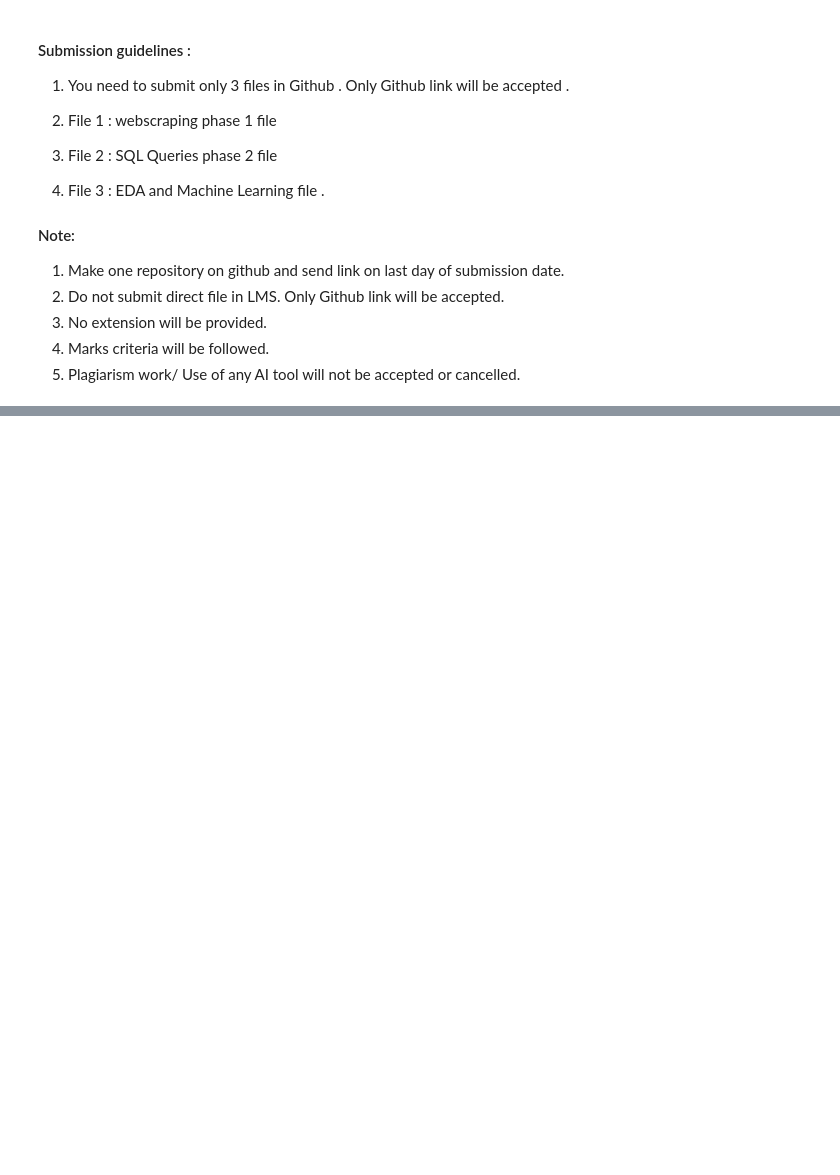
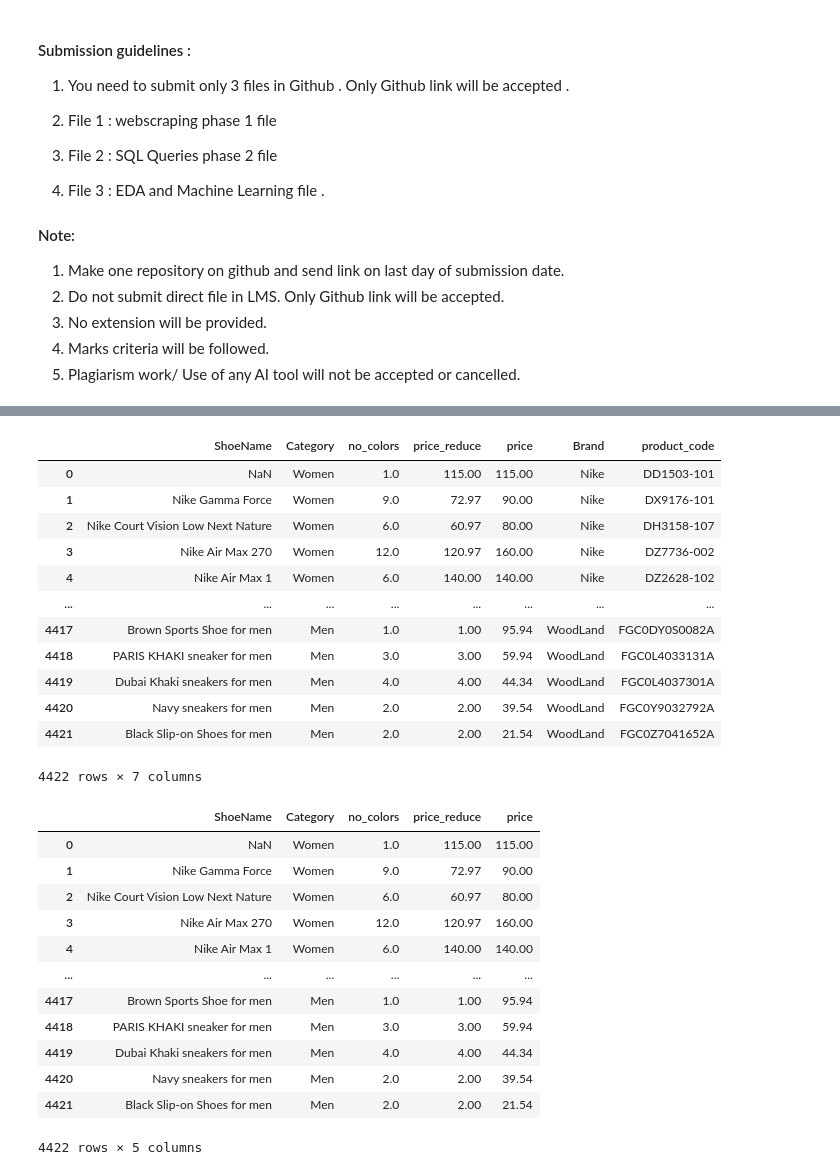
Before and after one commit to matiaga/Capstone-project, a Jupyter notebook: Shoe Brand Capstone - 02 SQL phase.ipynb, the cells around one changed output, grey strips where cells are left out. Saved outputs shown, nothing was run; the diff lists cells and outputs as text; code cells hidden in the pictures; blank space fills up the shorter version.

Commit message:
Webscraping Nike, Puma, Woodl v0.2 Pend Adidas

```diff
--- a/Shoe Brand Capstone - 02 SQL phase.ipynb
+++ b/Shoe Brand Capstone - 02 SQL phase.ipynb
@@ -215,0 +183,46 @@ df_table1_woodl
+# %%
+df_table1 = pd.concat([df_table1_nike,
+#                        df_table1_adidas,
+                       df_table1_puma,
+                       df_table1_woodl])
+
+# adjusting the indexes
+df_table1.reset_index(drop=True, inplace=True)
+
+# Save a file with the Table1 with aditional data like Brand and product_code
+df_table1 = df_table1[['ShoeName', 'Category', 'no_colors', 'price_reduce', 'price', 'Brand', 'product_code']]
+df_table1.to_csv('datasets_final/Table1_complete.csv')
+
+# Save a file with Table1 only with the solicited fields.
+df_table1_short = df_table1[['ShoeName', 'Category', 'no_colors', 'price_reduce', 'price']]
+df_table1_short.to_csv('datasets_final/Table1.csv')
+
+display(df_table1)
+display(df_table1_short)
+# %% [output]
+|  | ShoeName | Category | no_colors | price_reduce | price | Brand | product_code |
+| 0 | NaN | Women | 1.0 | 115.00 | 115.00 | Nike | DD1503-101 |
+| 1 | Nike Gamma Force | Women | 9.0 | 72.97 | 90.00 | Nike | DX9176-101 |
+| 2 | Nike Court Vision Low Next Nature | Women | 6.0 | 60.97 | 80.00 | Nike | DH3158-107 |
+| 3 | Nike Air Max 270 | Women | 12.0 | 120.97 | 160.00 | Nike | DZ7736-002 |
+| 4 | Nike Air Max 1 | Women | 6.0 | 140.00 | 140.00 | Nike | DZ2628-102 |
+| ... | ... | ... | ... | ... | ... | ... | ... |
+| 4417 | Brown Sports Shoe for men | Men | 1.0 | 1.00 | 95.94 | WoodLand | FGC0DY0S0082A |
+| 4418 | PARIS KHAKI sneaker for men | Men | 3.0 | 3.00 | 59.94 | WoodLand | FGC0L4033131A |
+| 4419 | Dubai Khaki sneakers for men | Men | 4.0 | 4.00 | 44.34 | WoodLand | FGC0L4037301A |
+| 4420 | Navy sneakers for men | Men | 2.0 | 2.00 | 39.54 | WoodLand | FGC0Y9032792A |
+| 4421 | Black Slip-on Shoes for men | Men | 2.0 | 2.00 | 21.54 | WoodLand | FGC0Z7041652A |
+4422 rows × 7 columns
+|  | ShoeName | Category | no_colors | price_reduce | price |
+| 0 | NaN | Women | 1.0 | 115.00 | 115.00 |
+| 1 | Nike Gamma Force | Women | 9.0 | 72.97 | 90.00 |
+| 2 | Nike Court Vision Low Next Nature | Women | 6.0 | 60.97 | 80.00 |
+| 3 | Nike Air Max 270 | Women | 12.0 | 120.97 | 160.00 |
+| 4 | Nike Air Max 1 | Women | 6.0 | 140.00 | 140.00 |
+| ... | ... | ... | ... | ... | ... |
+| 4417 | Brown Sports Shoe for men | Men | 1.0 | 1.00 | 95.94 |
+| 4418 | PARIS KHAKI sneaker for men | Men | 3.0 | 3.00 | 59.94 |
+| 4419 | Dubai Khaki sneakers for men | Men | 4.0 | 4.00 | 44.34 |
+| 4420 | Navy sneakers for men | Men | 2.0 | 2.00 | 39.54 |
+| 4421 | Black Slip-on Shoes for men | Men | 2.0 | 2.00 | 21.54 |
+4422 rows × 5 columns
```
Also changed, not shown: parts of 15 cells of this notebook, 1 other file.
